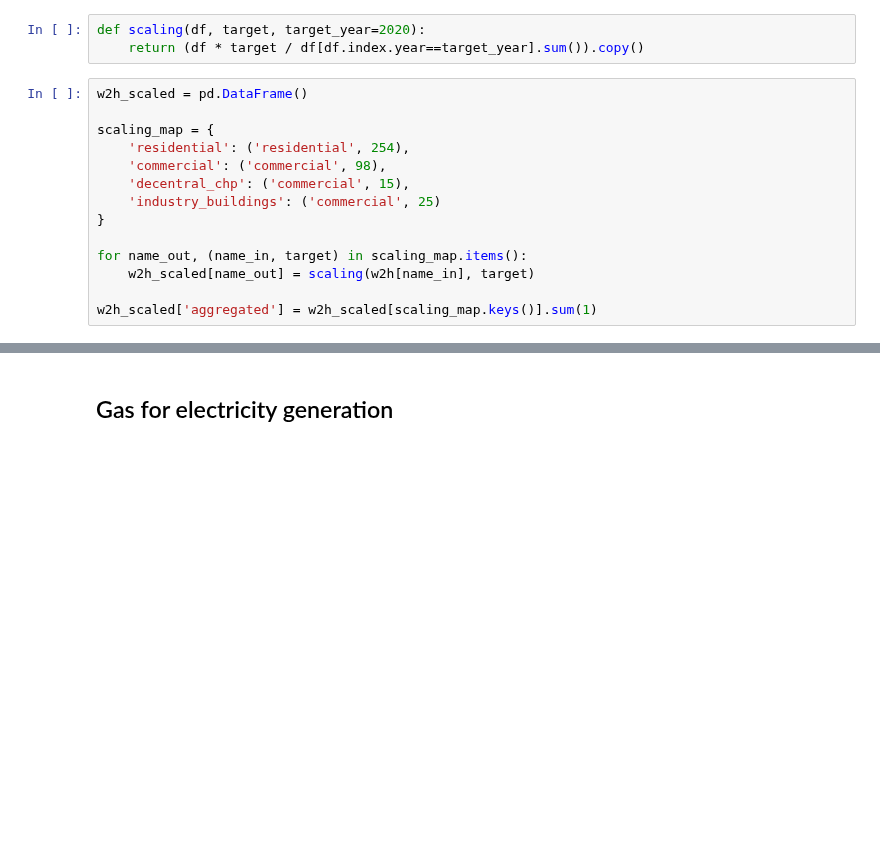
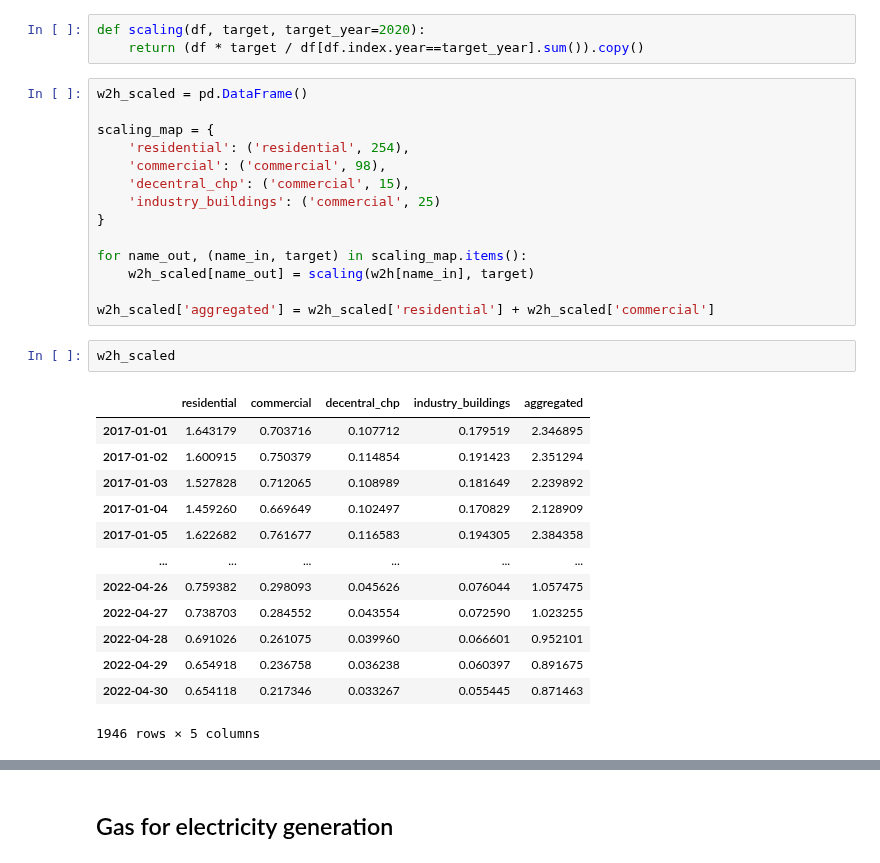
Before and after one commit to oruhnau/energy_demand, a Jupyter notebook: top_down/preprocessing.ipynb, the cells around one changed output, grey strips where cells are left out. Cells and saved outputs as stored; diff of their text form; blank space fills up the shorter version.

```diff
--- a/top_down/preprocessing.ipynb
+++ b/top_down/preprocessing.ipynb
@@ -134,7 +134,23 @@ scaling_map = {
 for name_out, (name_in, target) in scaling_map.items():
     w2h_scaled[name_out] = scaling(w2h[name_in], target)
 
-w2h_scaled['aggregated'] = w2h_scaled[scaling_map.keys()].sum(1)
+w2h_scaled['aggregated'] = w2h_scaled['residential'] + w2h_scaled['commercial']
+# %%
+w2h_scaled
+# %% [output]
+|  | residential | commercial | decentral_chp | industry_buildings | aggregated |
+| 2017-01-01 | 1.643179 | 0.703716 | 0.107712 | 0.179519 | 2.346895 |
+| 2017-01-02 | 1.600915 | 0.750379 | 0.114854 | 0.191423 | 2.351294 |
+| 2017-01-03 | 1.527828 | 0.712065 | 0.108989 | 0.181649 | 2.239892 |
+| 2017-01-04 | 1.459260 | 0.669649 | 0.102497 | 0.170829 | 2.128909 |
+| 2017-01-05 | 1.622682 | 0.761677 | 0.116583 | 0.194305 | 2.384358 |
+| ... | ... | ... | ... | ... | ... |
+| 2022-04-26 | 0.759382 | 0.298093 | 0.045626 | 0.076044 | 1.057475 |
+| 2022-04-27 | 0.738703 | 0.284552 | 0.043554 | 0.072590 | 1.023255 |
+| 2022-04-28 | 0.691026 | 0.261075 | 0.039960 | 0.066601 | 0.952101 |
+| 2022-04-29 | 0.654918 | 0.236758 | 0.036238 | 0.060397 | 0.891675 |
+| 2022-04-30 | 0.654118 | 0.217346 | 0.033267 | 0.055445 | 0.871463 |
+1946 rows × 5 columns
 # %%
 w2h_scaled.loc[w2h_scaled.index.year>=2021,'aggregated'].plot(color='tab:red', figsize=(10,5))
 plt.grid()
```
Also changed, not shown: parts of 1 cell of this notebook, 1 other file.
